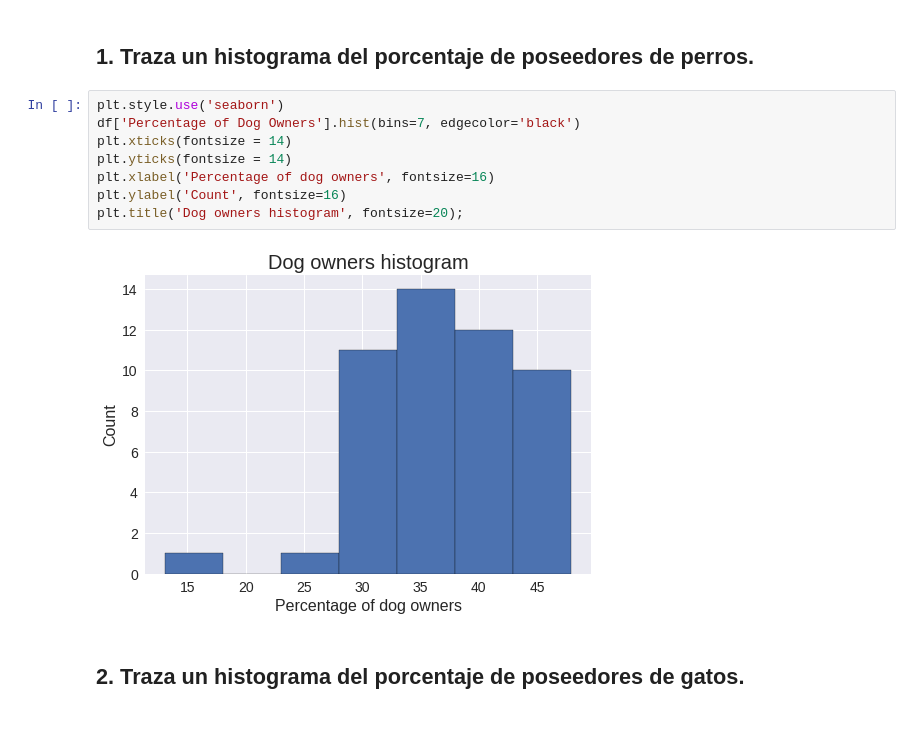
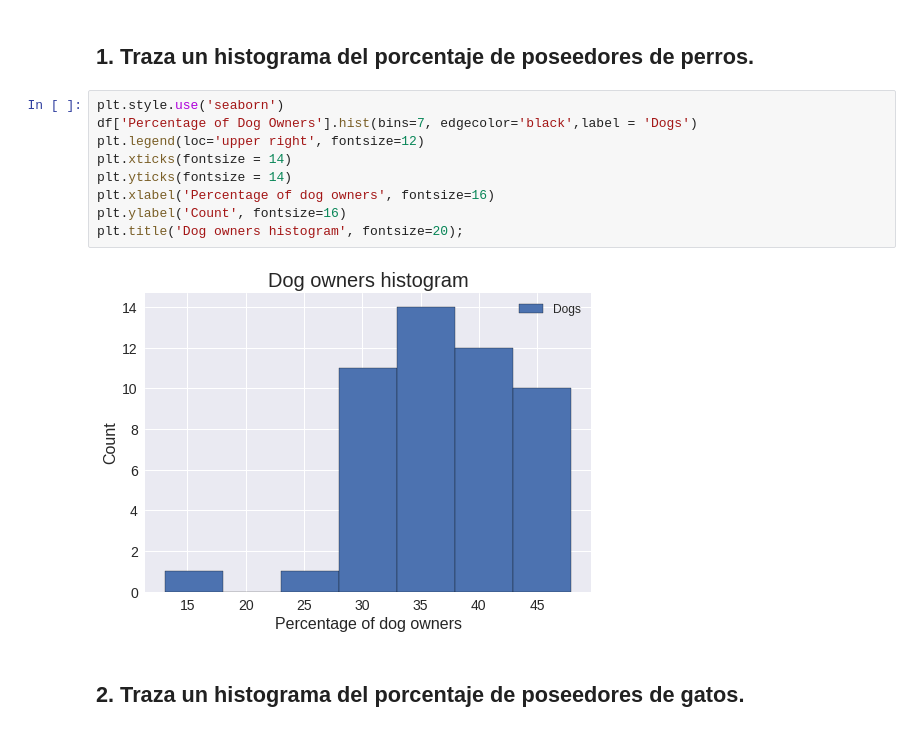
Before and after one commit to JGuarnizo/Coding_Dojo, a Jupyter notebook: Data_Science_Fundamentals/Week4_Statistical_Inference/Ejercicio_Histograma_BoxDiagram_JG.ipynb, the cells around one changed output. Drawn from its saved outputs; the diff is of its cells as text.

```diff
--- a/Data_Science_Fundamentals/Week4_Statistical_Inference/Ejercicio_Histograma_BoxDiagram_JG.ipynb
+++ b/Data_Science_Fundamentals/Week4_Statistical_Inference/Ejercicio_Histograma_BoxDiagram_JG.ipynb
@@ -60,14 +60,15 @@ df['Cat Owning Households'].sum()
 ## 1. Traza un histograma del porcentaje de poseedores de perros.
 # %%
 plt.style.use('seaborn')
-df['Percentage of Dog Owners'].hist(bins=7, edgecolor='black')
+df['Percentage of Dog Owners'].hist(bins=7, edgecolor='black',label = 'Dogs')
+plt.legend(loc='upper right', fontsize=12)
 plt.xticks(fontsize = 14)
 plt.yticks(fontsize = 14)
 plt.xlabel('Percentage of dog owners', fontsize=16)
 plt.ylabel('Count', fontsize=16)
 plt.title('Dog owners histogram', fontsize=20);
 # %% [output]
-[figure, old version]
+[figure, new version]
 # %% [markdown]
 ## 2. Traza un histograma del porcentaje de poseedores de gatos.
 # %%
```
Also changed, not shown: parts of 2 cells of this notebook.
